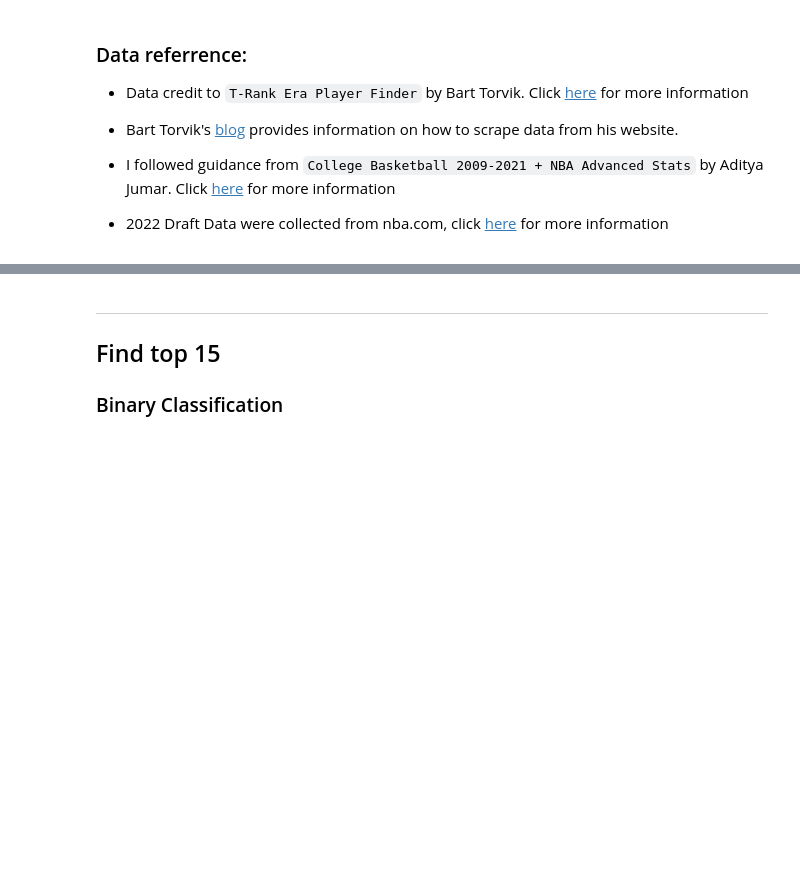
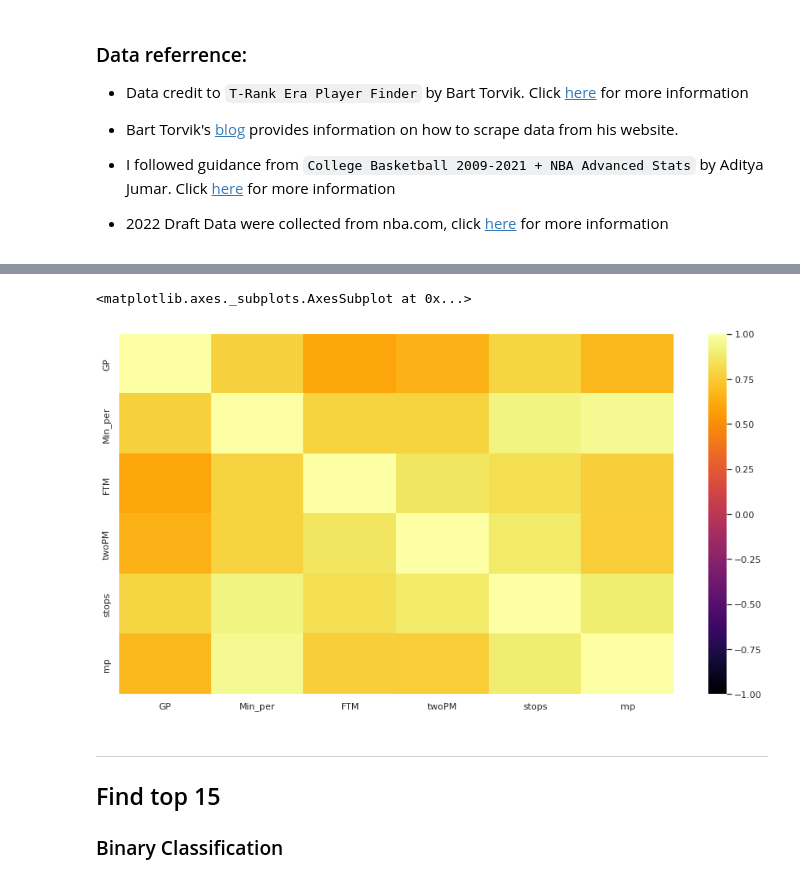
Before and after one commit to YanjunLin-Andrie/FanaticFi_top15_college_data, a Jupyter notebook: FF_top15_college_data.ipynb, the cells around one changed output, grey strips where cells are left out. Saved outputs shown, nothing was run; the diff lists cells and outputs as text; code cells hidden in the pictures; blank space fills up the shorter version.

```diff
--- a/FF_top15_college_data.ipynb
+++ b/FF_top15_college_data.ipynb
@@ -37,0 +61,8 @@ df_all
+# %%
+# Creates X by using specific statistics
+features = ['GP', 'Min_per', 'FTM','twoPM', 'stops', 'mp']
+# %%
+# Select evaluation parameters for correlation datafram and convert it to correlation dataframe
+corr_df = df_all[features].corr()
+# Review the correlation dataframe
+corr_df.head()
@@ -38,3 +76,11 @@ df_all
+# %%
+import seaborn as sns
+# Use Seaborn heatmap to visualize the correlations of each parameter with Contract Worth
+sns.set(rc = {'figure.figsize':(15,8)})
+sns.heatmap(corr_df, vmin = -1, vmax=1, cmap='inferno')
+# %% [output]
+<matplotlib.axes._subplots.AxesSubplot at 0x...>
+[figure, added]
 # %% [markdown]
 ---
 ## Find top 15
```
Also changed, not shown: parts of 53 cells of this notebook.
